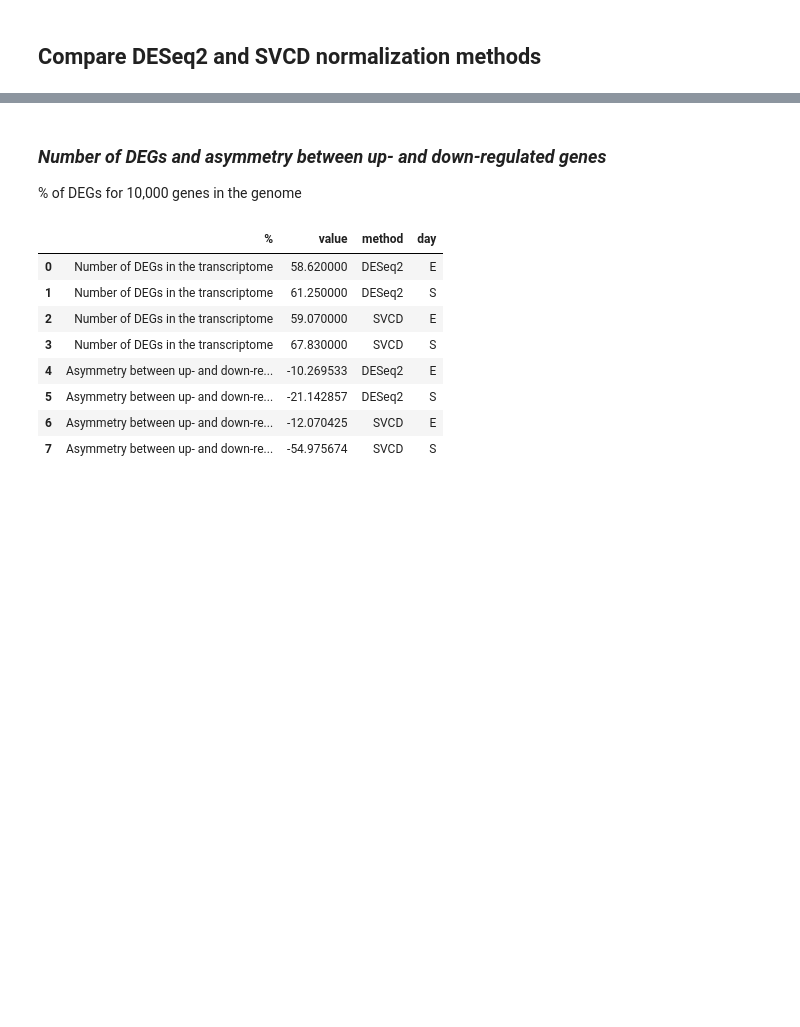
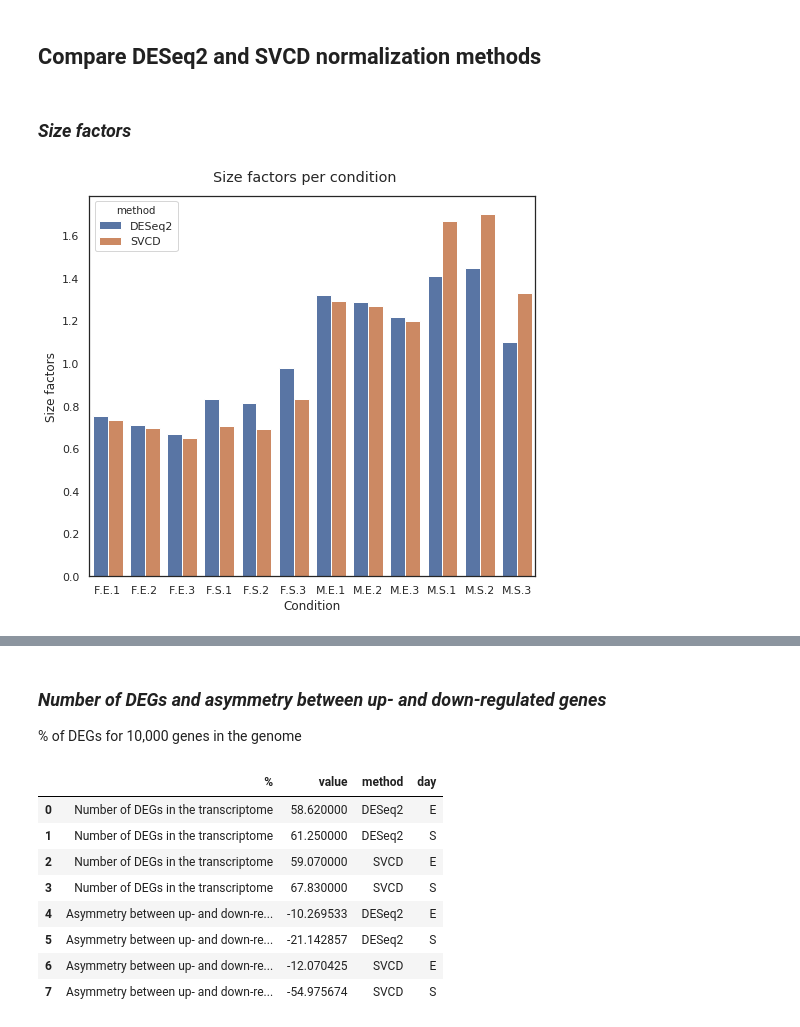
Before and after one commit to michaelpierrelee/2019-yun-pierrelee-chlorella_HS2-paper, a Jupyter notebook: notebooks/3-DE_genes.py.ipynb, the cells around one changed output, grey strips where cells are left out. Drawn from its saved outputs; the diff is of its cells as text; code cells hidden in the pictures; blank space fills up the shorter version.

```diff
--- a/notebooks/3-DE_genes.py.ipynb
+++ b/notebooks/3-DE_genes.py.ipynb
@@ -76,6 +80,26 @@ res = { 'deseq_E': pd.read_csv( '../data/dea_results/deseq2-ME_vs_FE.csv', index
         'iterm': pd.read_csv( '../data/dea_results/svcd-interaction_term.csv', index_col=0 )
       }
 
+# size factors
+sizeFactors = pd.concat( [
+    pd.read_csv( '../data/dea_results/deseq2-size_factors.csv', index_col = 0, names=['DESeq2'], header=0 ),
+    2**pd.read_csv( '../data/dea_results/svcd-offsets.csv', index_col = 0, names=['SVCD'], header=0 )
+], axis=1 )
+
+# raw counts
+raw_counts = pd.read_csv( '../data/Trinity_genes.gene.counts.matrix', sep='\t', index_col=0 )
+raw_counts = round( raw_counts, 0 )
+raw_counts = raw_counts[ (raw_counts.sum(axis=1) > 1) ]
+
+# prior counts
+priorCounts = pd.concat( [
+    raw_counts,
+    pd.read_csv( '../data/dea_results/deseq2-normalized_counts.csv', index_col = 0 ),
+    pd.read_csv( '../data/dea_results/svcd-normalized_counts.csv', index_col = 0 )
+], axis=1 )
+priorCounts.columns = pd.MultiIndex.from_product([ ['raw', 'DESeq2', 'SVCD'], priorCounts.columns[12:24] ])
+priorCounts = priorCounts.apply(lambda x: np.log2(x + 1))
+
 # mean of normalized counts
 mean_counts = pd.read_csv( '../data/dea_results/svcd-mean_norm_counts.csv', index_col=0 )
 
@@ -115,2 +228,18 @@ DEGs in M vs F at E or at S: 8214
 # %% [markdown]
 ## Compare DESeq2 and SVCD normalization methods
+# %% [markdown]
+### *Size factors*
+# %%
+data = sizeFactors.unstack().reset_index(
+    ).rename({'level_0': 'method', 'level_1': 'Condition', 0: 'Size factors'}, axis=1
+    ).sort_values(by='Condition')
+
+fig, ax = plt.subplots(figsize=(8,7))
+
+g = sns.barplot(data=data, x='Condition', y='Size factors', hue='method', hue_order=['DESeq2', 'SVCD'], ax=ax)
+
+plt.suptitle('Size factors per condition', y=.93)
+plt.savefig('../figures/size_factors.png', format='png', bbox_inches='tight')
+plt.show()
+# %% [output]
+[figure, added]
```
Also changed, not shown: parts of 13 cells of this notebook, 5 other files.
